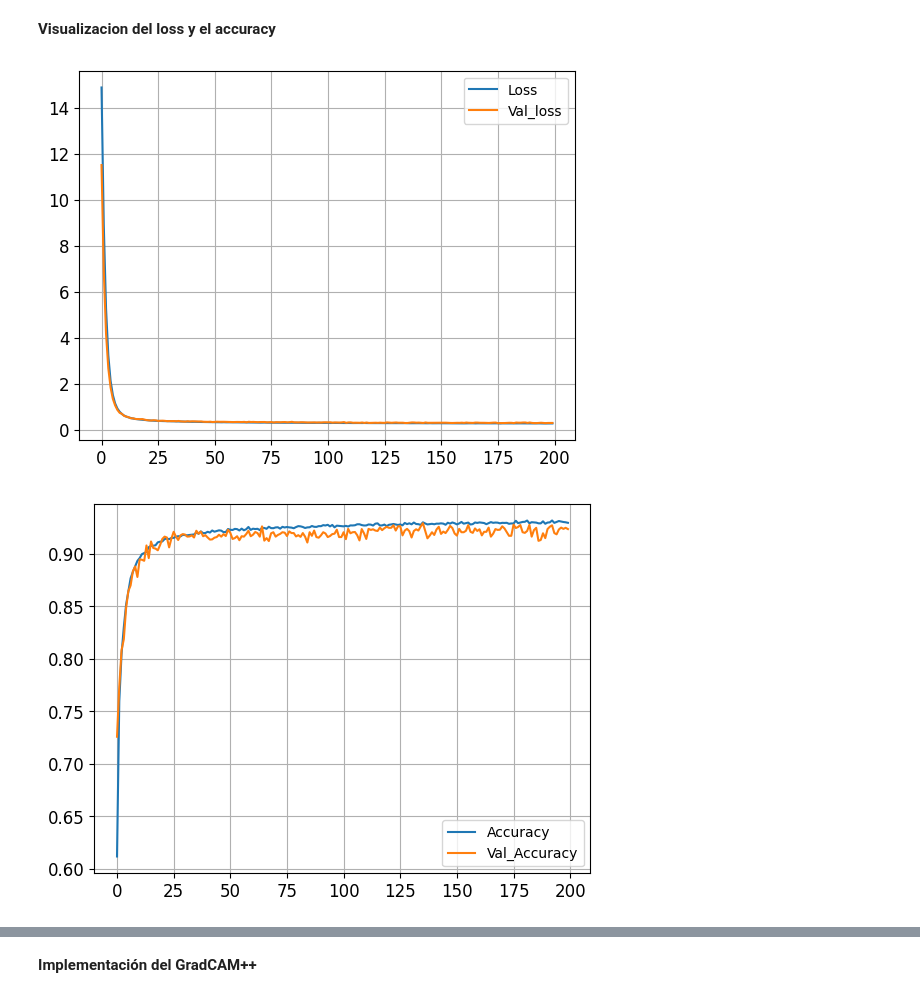
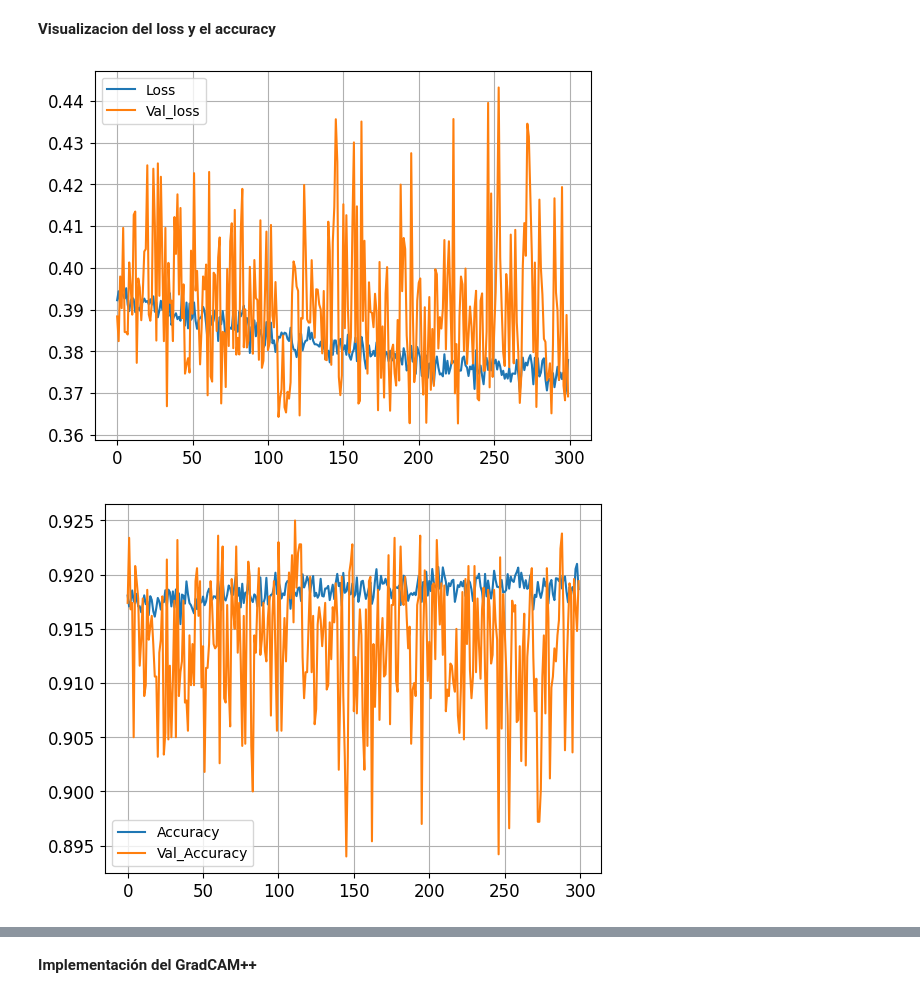
Before and after one commit to juansebastiangit/Inteligencia_artificial, a Jupyter notebook: Parciales/Parcial_1/parcial-1-sección-practica.ipynb, the cells around one changed output, grey strips where cells are left out. Drawn from its saved outputs; the diff is of its cells as text; code cells hidden in the pictures.

```diff
--- a/Parciales/Parcial_1/parcial-1-sección-practica.ipynb
+++ b/Parciales/Parcial_1/parcial-1-sección-practica.ipynb
@@ -388,23 +652,32 @@ x = keras.layers.BatchNormalization()(x)
 x = keras.layers.Conv2D(64, name="Conv5",kernel_size=3, padding="SAME", activation="relu",kernel_initializer="HeNormal",kernel_regularizer=keras.regularizers.l2(0.04))(x)
 x = keras.layers.Dropout(rate=0.25)(x)
 x = keras.layers.BatchNormalization()(x)
-x = keras.layers.MaxPool2D(pool_size=2)(x)
+latent_space = keras.layers.MaxPool2D(pool_size=2)(x)
 #A partir de este punto siguen las capas densas que utilizan las caracteristicas extraidas para definir a que clase
 #pertenecen las imagenes
-x = keras.layers.Flatten()(x)
-#x = keras.layers.Dense(500,name="First_class_layer",activation="relu",kernel_initializer="HeNormal",kernel_regularizer=keras.regularizers.l2(0.04))(x)
-#x = keras.layers.Dropout(rate=0.25)(x)
-#x = keras.layers.BatchNormalization()(x)
-#x = keras.layers.Dense(200,activation="relu",kernel_initializer="HeNormal",kernel_regularizer=keras.regularizers.l2(0.04))(x)
-#x = keras.layers.Dropout(rate=0.25)(x)
-#x = keras.layers.BatchNormalization()(x)
-#x = keras.layers.Dense(100,activation="relu",kernel_initializer="HeNormal",kernel_regularizer=keras.regularizers.l2(0.04))(x)
-#x = keras.layers.Dropout(rate=0.25)(x)
-#x = keras.layers.BatchNormalization()(x)
-Output = keras.layers.Dense(class_num,activation="softmax",name="class_output")(x)
+class_input = keras.layers.Flatten()(latent_space)
+x = keras.layers.Dense(500,name="First_class_layer",activation="relu",kernel_initializer="HeNormal",kernel_regularizer=keras.regularizers.l2(0.04))(class_input)
+x = keras.layers.Dropout(rate=0.25)(x)
+x = keras.layers.BatchNormalization()(x)
+x = keras.layers.Dense(200,activation="relu",kernel_initializer="HeNormal",kernel_regularizer=keras.regularizers.l2(0.04))(x)
+x = keras.layers.Dropout(rate=0.25)(x)
+x = keras.layers.BatchNormalization()(x)
+x = keras.layers.Dense(100,activation="relu",kernel_initializer="HeNormal",kernel_regularizer=keras.regularizers.l2(0.04))(x)
+x = keras.layers.Dropout(rate=0.25)(x)
+x = keras.layers.BatchNormalization()(x)
+class_output = keras.layers.Dense(class_num,activation="softmax",name="class_output")(x)
+#Tambien añadimos una seccion de reconstruccion para regularizar
+decoder_input = keras.layers.Conv2DTranspose(32,name="Convtrans1", kernel_size=3, strides=2, padding="VALID", activation="relu",kernel_initializer="HeNormal",kernel_regularizer=keras.regularizers.l2(0.01))(latent_space)
+x = keras.layers.Dropout(rate=0.1)(decoder_input)
+x = keras.layers.BatchNormalization()(x)
+x = keras.layers.Conv2DTranspose(16,name="Convtrans2", kernel_size=3, strides=2, padding="SAME", activation="relu",kernel_initializer="HeNormal",kernel_regularizer=keras.regularizers.l2(0.01))(x)
+x = keras.layers.Dropout(rate=0.1)(x)
+x = keras.layers.BatchNormalization()(x)
+x = keras.layers.Conv2DTranspose(1,name="Convtrans3", kernel_size=3, strides=2, padding="SAME", activation="sigmoid")(x)
+decoder_output = keras.layers.Reshape([28, 28])(x)
 
 #Definimos el modelo usando la api funcional y lo compilamos, al final mostramos el resumen del modelo o un diagrama
-classifier = keras.Model(inputs=input_layer,outputs=Output)
-classifier.compile(loss="sparse_categorical_crossentropy",optimizer=keras.optimizers.Adam(0.0001),metrics=["accuracy"])
-classifier.summary()
+classifier = keras.Model(inputs=input_layer,outputs=[class_output,decoder_output])
+classifier.compile(loss=["sparse_categorical_crossentropy","binary_crossentropy"],optimizer=keras.optimizers.Adam(0.0001),metrics=["sparse_categorical_accuracy","accuracy"])
+#classifier.summary()
 #tf.keras.utils.plot_model(classifier,show_layer_names=True,dpi=50)
@@ -433,5 +684,5 @@ Model: "functional_253"
 # %%
 #Se entrena el modelo
-history = classifier.fit(X_train,y_train, batch,epochs=200,
+history = classifier.fit(X_train,y_train, batch,epochs=300,
                       validation_data=(X_valid,y_valid))
 # %% [output]
@@ -459,21 +710,21 @@ plt.plot(history.history["loss"],label="Loss")
 plt.plot(history.history["val_loss"],label="Val_loss")
 plt.grid(True)
 #plt.xlim(0,20)
-#plt.ylim(0,2)
+#lt.ylim(0.3,0.75)
 plt.legend()
 plt.show()
 # %% [output]
-[figure, old version]
+[figure, new version]
 # %%
-plt.plot(history.history["accuracy"],label="Accuracy")
-plt.plot(history.history["val_accuracy"],label="Val_Accuracy")
+plt.plot(history.history["class_output_sparse_categorical_accuracy"],label="Accuracy")
+plt.plot(history.history["val_class_output_sparse_categorical_accuracy"],label="Val_Accuracy")
 plt.grid(True)
 #plt.xlim(0,20)
 #plt.ylim(0,0.05)
 plt.legend()
 plt.show()
 # %% [output]
-[figure, old version]
+[figure, new version]
 # %%
 #Visualizamos la clasificación en predicción usando la matriz de confusion
 show_classification(classifier)
```
Also changed, not shown: parts of 37 cells of this notebook.
